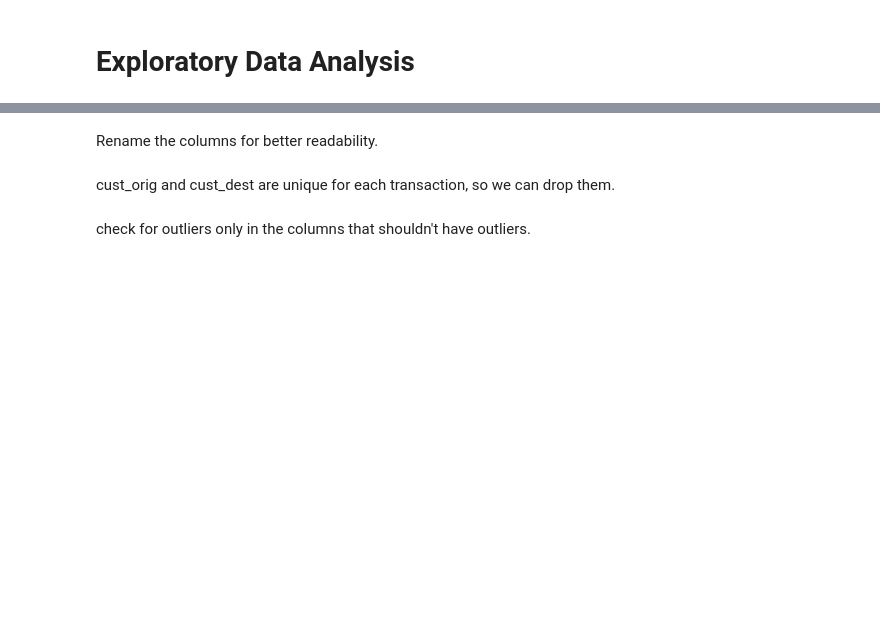
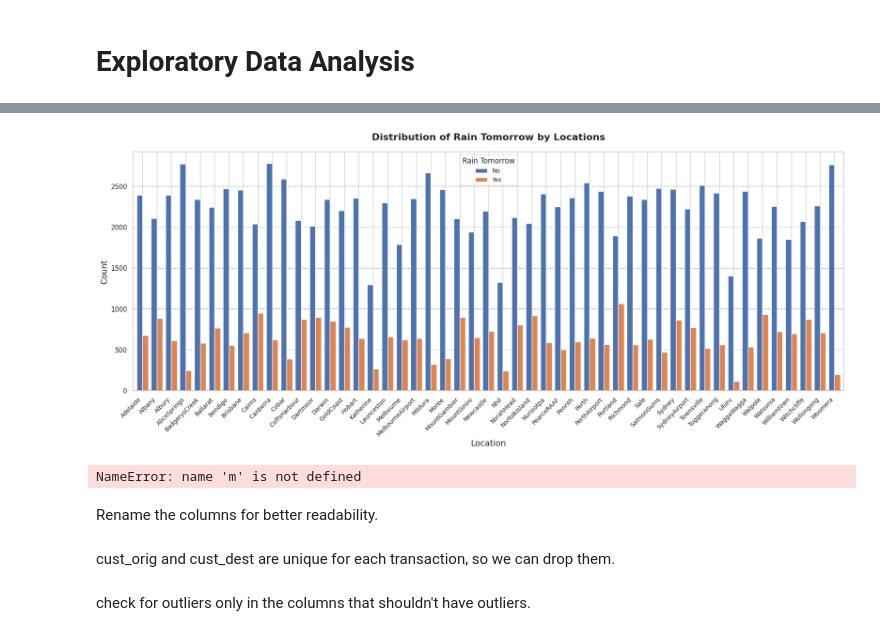
Before and after one commit to ikoghoemmanuell/Machine_Learning-Based_Rainfall_Prediction, a Jupyter notebook: rain.ipynb, the cells around one changed output, grey strips where cells are left out. Cells and saved outputs as stored; diff of their text form; code cells hidden in the pictures; blank space fills up the shorter version.

```diff
--- a/rain.ipynb
+++ b/rain.ipynb
@@ -406,3 +491,45 @@ NameError: name 'mhggvjhjhbjb' is not defined
+# %%
+# Set Seaborn style for better aesthetics
+sns.set_theme(style="whitegrid")
+
+# Assuming df is already loaded and cleaned (NaN handling, etc.)
+df_cleaned = df.dropna(subset=['RainTomorrow', 'Location'])
+
+# Count occurrences of 'Yes' and 'No' in RainTomorrow for each Location
+rain_counts = df_cleaned.groupby(['Location', 'RainTomorrow']).size().unstack()
+
+# Plotting
+fig, ax = plt.subplots(figsize=(18, 8))  # Larger figure size for better readability
+
+# Define custom colors for "No" and "Yes"
+colors = ["#4c72b0", "#dd8452"]  # Soft blue for "No" and warm orange for "Yes"
+rain_counts.plot(kind='bar', stacked=False, color=colors, ax=ax, width=0.8)
+
+# Add title and labels with improved font sizes
+ax.set_title('Distribution of Rain Tomorrow by Locations', fontsize=16, weight='bold', pad=20)
+ax.set_xlabel('Location', fontsize=14)
+ax.set_ylabel('Count', fontsize=14)
+
+# Customize x-axis labels for readability
+ax.set_xticklabels(ax.get_xticklabels(), rotation=45, ha='right', fontsize=10)
+
+# Add a legend with a clearer title
+ax.legend(title='Rain Tomorrow', title_fontsize=12, fontsize=10)
+
+# Add gridlines to the y-axis for easier interpretation
+ax.yaxis.grid(True, linestyle='--', color='gray', alpha=0.7)
+
+# Tighten layout and add padding
+plt.tight_layout(pad=2)
+
+# Show plot
+plt.show()
+# %% [output]
+[figure, added]
+# %%
+m
+# %% [output]
+NameError: name 'm' is not defined
 # %% [markdown]
 Rename the columns for better readability.
 # %%
```
Also changed, not shown: parts of 33 cells of this notebook.
